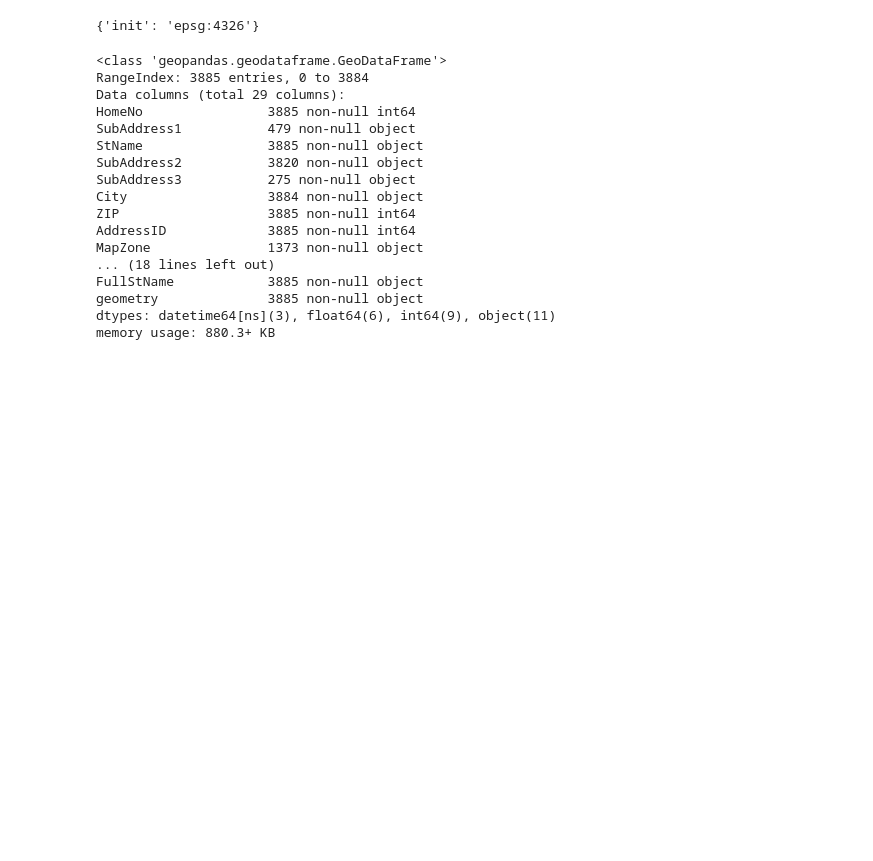
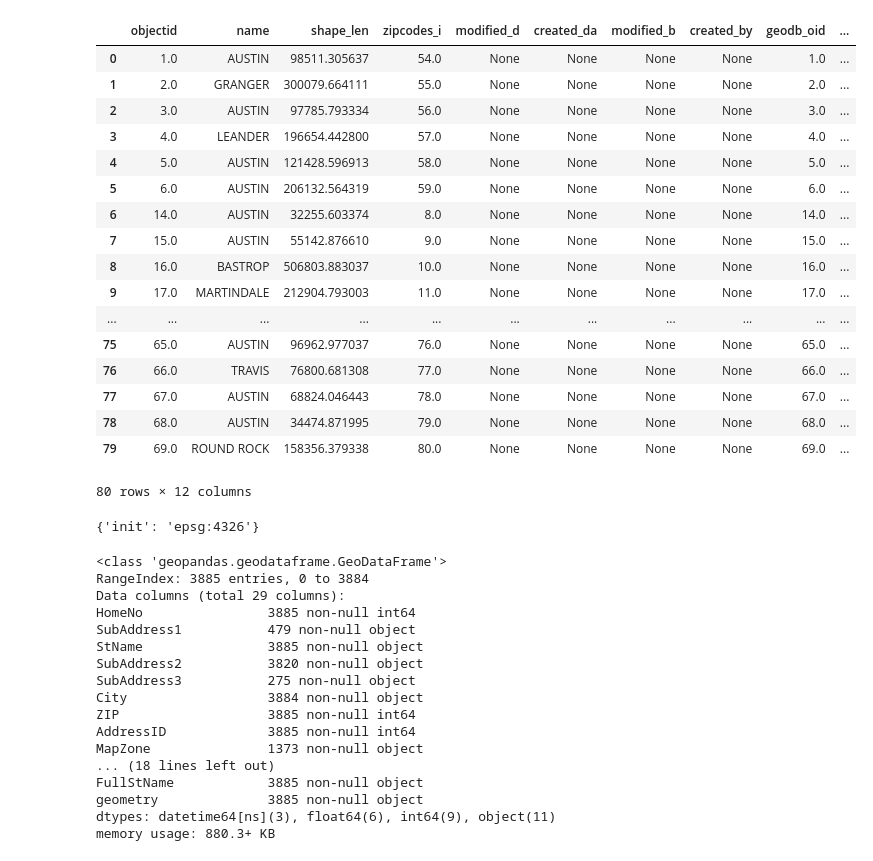
Before and after one commit to cotran2/Water-Modelling-Interactive-Spatial-Map, a Jupyter notebook: Interactive Geo Map.ipynb, the cells around one changed output. Saved outputs shown, nothing was run; the diff lists cells and outputs as text; code cells hidden in the pictures; blank space fills up the shorter version.

```diff
--- a/Interactive Geo Map.ipynb
+++ b/Interactive Geo Map.ipynb
@@ -24,0 +63,21 @@ df = pd.read_excel(r'D:\Documents\ML\Geo\Leaks_forCo.xlsx',sheet_name='Sheet1')
+# %%
+zpco
+# %% [output]
+|  | objectid | name | shape_len | zipcodes_i | modified_d | created_da | modified_b | created_by | geodb_oid | ... |
+| 0 | 1.0 | AUSTIN | 98511.305637 | 54.0 | None | None | None | None | 1.0 | ... |
+| 1 | 2.0 | GRANGER | 300079.664111 | 55.0 | None | None | None | None | 2.0 | ... |
+| 2 | 3.0 | AUSTIN | 97785.793334 | 56.0 | None | None | None | None | 3.0 | ... |
+| 3 | 4.0 | LEANDER | 196654.442800 | 57.0 | None | None | None | None | 4.0 | ... |
+| 4 | 5.0 | AUSTIN | 121428.596913 | 58.0 | None | None | None | None | 5.0 | ... |
+| 5 | 6.0 | AUSTIN | 206132.564319 | 59.0 | None | None | None | None | 6.0 | ... |
+| 6 | 14.0 | AUSTIN | 32255.603374 | 8.0 | None | None | None | None | 14.0 | ... |
+| 7 | 15.0 | AUSTIN | 55142.876610 | 9.0 | None | None | None | None | 15.0 | ... |
+| 8 | 16.0 | BASTROP | 506803.883037 | 10.0 | None | None | None | None | 16.0 | ... |
+| 9 | 17.0 | MARTINDALE | 212904.793003 | 11.0 | None | None | None | None | 17.0 | ... |
+| ... | ... | ... | ... | ... | ... | ... | ... | ... | ... | ... |
+| 75 | 65.0 | AUSTIN | 96962.977037 | 76.0 | None | None | None | None | 65.0 | ... |
+| 76 | 66.0 | TRAVIS | 76800.681308 | 77.0 | None | None | None | None | 66.0 | ... |
+| 77 | 67.0 | AUSTIN | 68824.046443 | 78.0 | None | None | None | None | 67.0 | ... |
+| 78 | 68.0 | AUSTIN | 34474.871995 | 79.0 | None | None | None | None | 68.0 | ... |
+| 79 | 69.0 | ROUND ROCK | 158356.379338 | 80.0 | None | None | None | None | 69.0 | ... |
+80 rows × 12 columns
```
Also changed, not shown: parts of 5 cells of this notebook, 8 other files.
